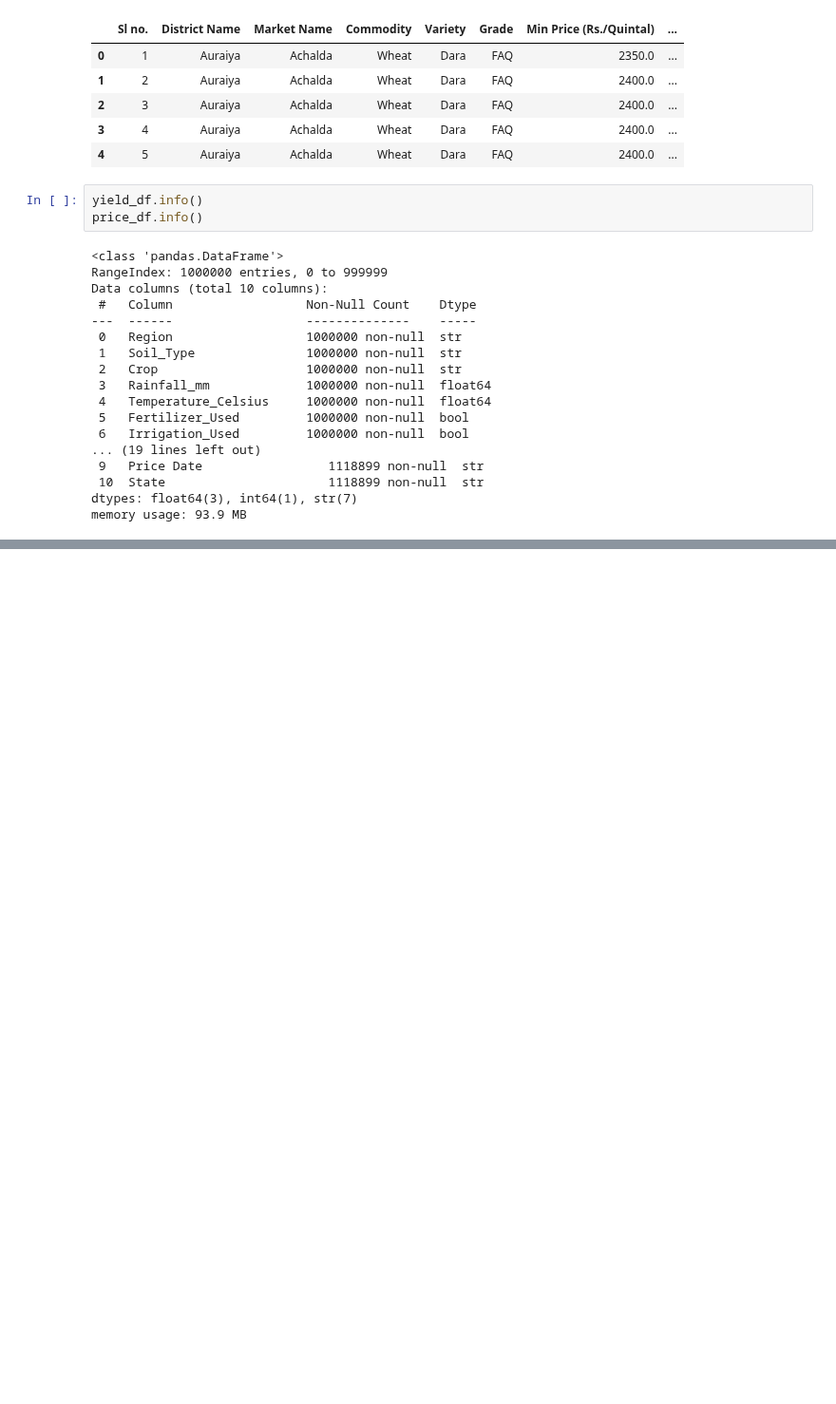
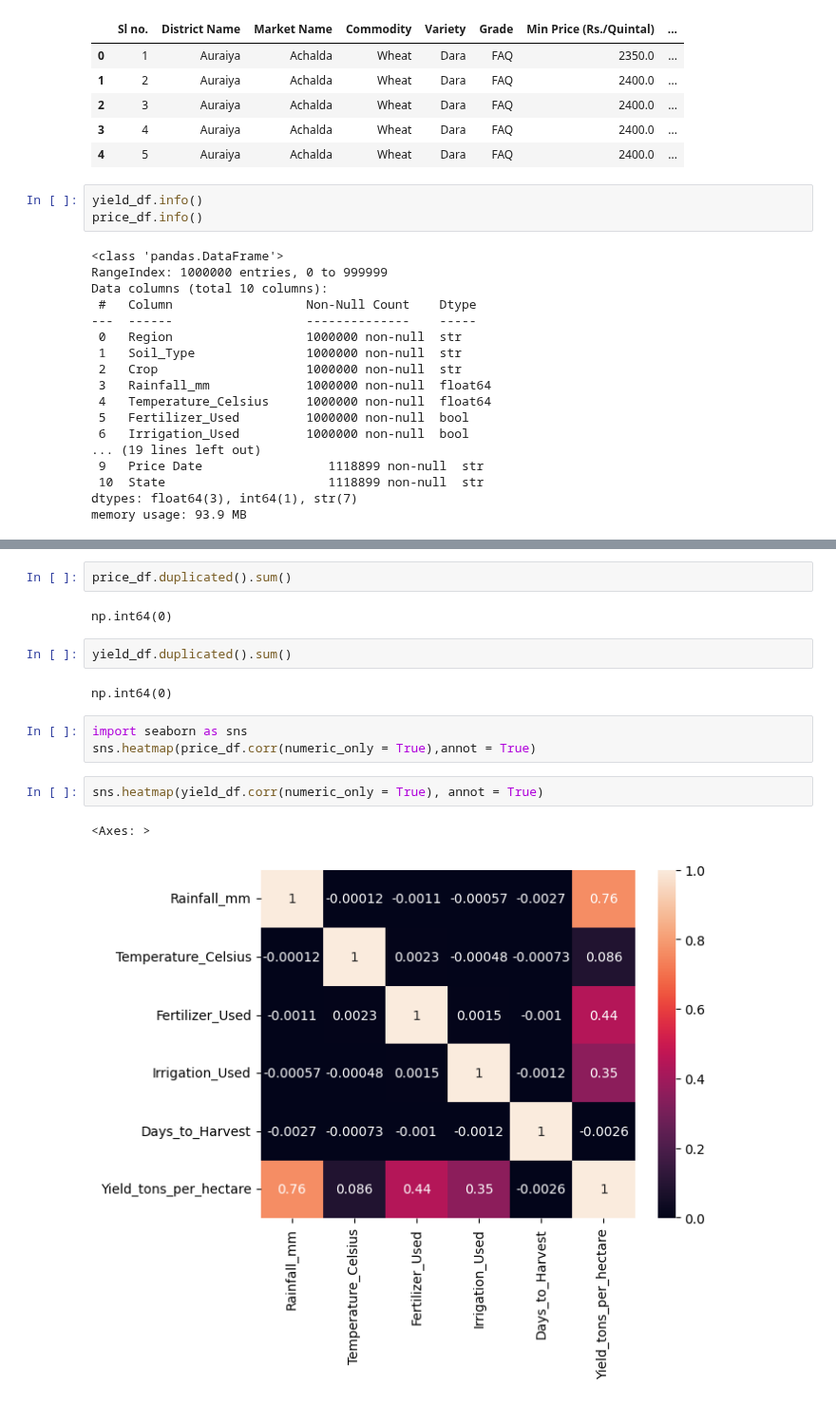
Before and after one commit to Sariq241/agribusiness-data-analysis-internship, a Jupyter notebook: Notebooks/agribusiness_analysis.ipynb, the cells around one changed output, grey strips where cells are left out. Shown at 95% size. Cells and saved outputs as stored; diff of their text form; blank space fills up the shorter version.

```diff
--- a/Notebooks/agribusiness_analysis.ipynb
+++ b/Notebooks/agribusiness_analysis.ipynb
@@ -45,0 +127,16 @@ memory usage: 93.9 MB
+# %%
+price_df.duplicated().sum()
+# %% [output]
+np.int64(0)
+# %%
+yield_df.duplicated().sum()
+# %% [output]
+np.int64(0)
+# %%
+import seaborn as sns
+sns.heatmap(price_df.corr(numeric_only = True),annot = True)
+# %%
+sns.heatmap(yield_df.corr(numeric_only = True), annot = True)
+# %% [output]
+<Axes: >
+[figure, added]
```
Also changed, not shown: parts of 13 cells of this notebook.
